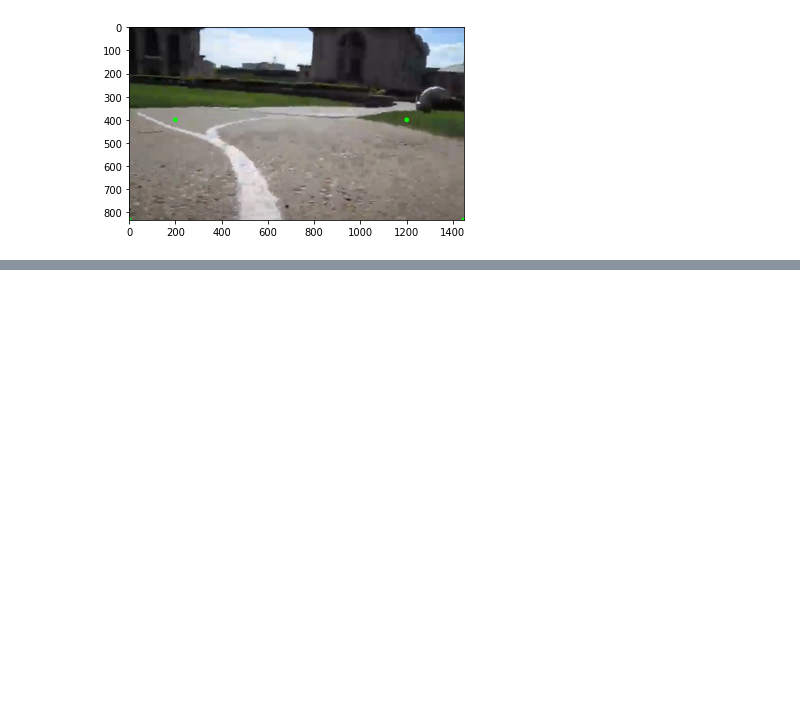
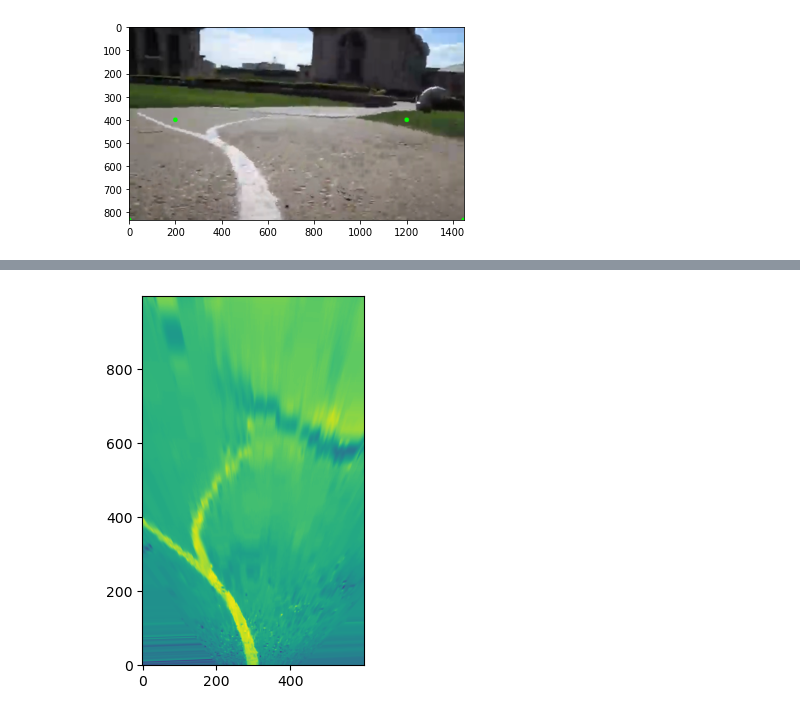
Before and after one commit to atomicapple0/mobots-2023, a Jupyter notebook: processing.ipynb, the cells around one changed output, grey strips where cells are left out. Drawn from its saved outputs; the diff is of its cells as text; code cells hidden in the pictures; blank space fills up the shorter version.

```diff
--- a/processing.ipynb
+++ b/processing.ipynb
@@ -81,0 +67,7 @@ plt.show()
+# %%
+yuv = cv2.cvtColor(warped, cv2.COLOR_RGB2YUV)
+plt.imshow(yuv[:,:,0], origin='lower')
+plt.show()
+yuv = yuv[:,:,0]
+# %% [output]
+[figure, added]
```
Also changed, not shown: parts of 13 cells of this notebook.
